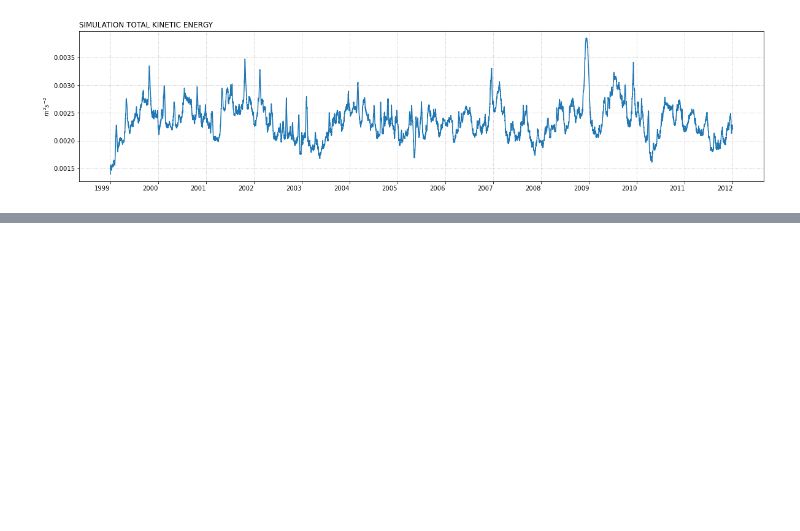
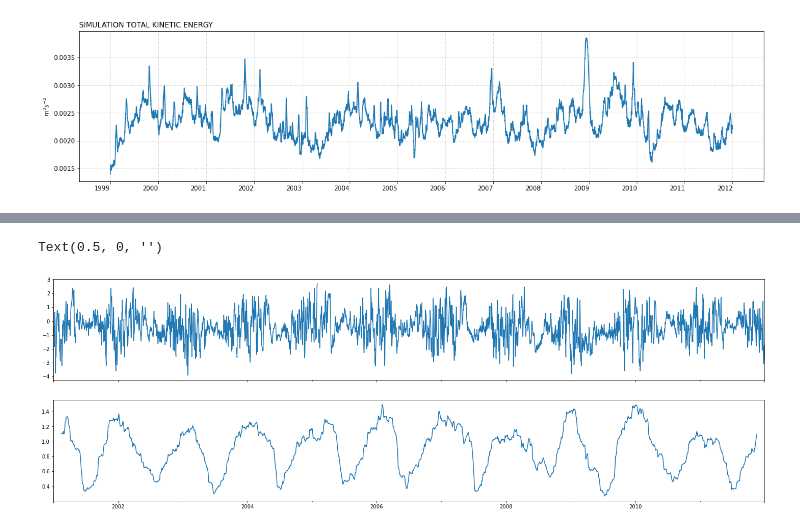
Before and after one commit to lucasglasner/CROCOSIMS, a Jupyter notebook: SIMSEQUIA/exploration_rund0control.ipynb, the cells around one changed output, grey strips where cells are left out. Saved outputs shown, nothing was run; the diff lists cells and outputs as text; code cells hidden in the pictures; blank space fills up the shorter version.

```diff
--- a/SIMSEQUIA/exploration_rund0control.ipynb
+++ b/SIMSEQUIA/exploration_rund0control.ipynb
@@ -135,0 +119,10 @@ for x in ax.ravel():
+# %%
+fig, ax = plt.subplots(2,1, figsize=(25,8), sharex=True)
+(sst_coquimbo-sstcroco_coquimbo).plot(ax=ax[0])
+(sst_coquimbo-sstcroco_coquimbo).interpolate().rolling(90, center=True).std().plot(ax=ax[1])
+
+ax[0].set_xlabel('')
+ax[1].set_xlabel('')
+# %% [output]
+Text(0.5, 0, '')
+[figure, added]
```
Also changed, not shown: parts of 16 cells of this notebook, 8 other files.
